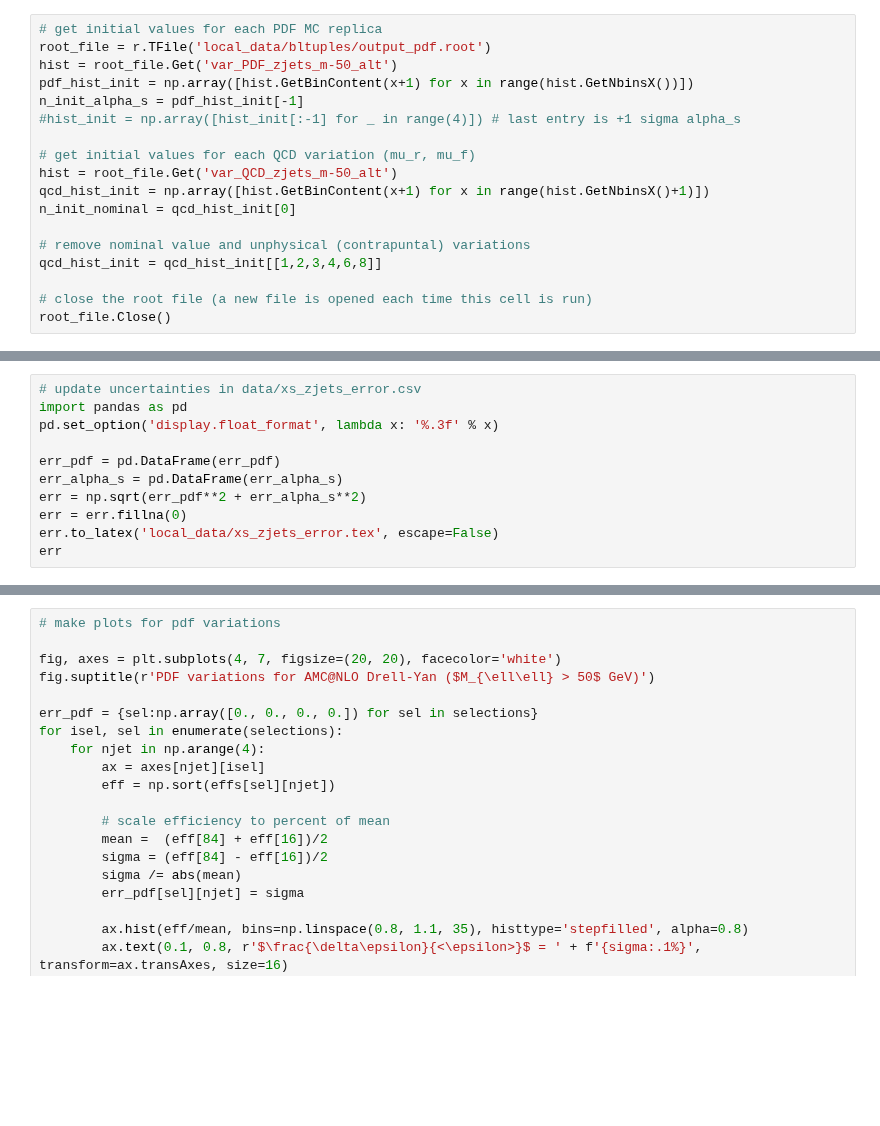
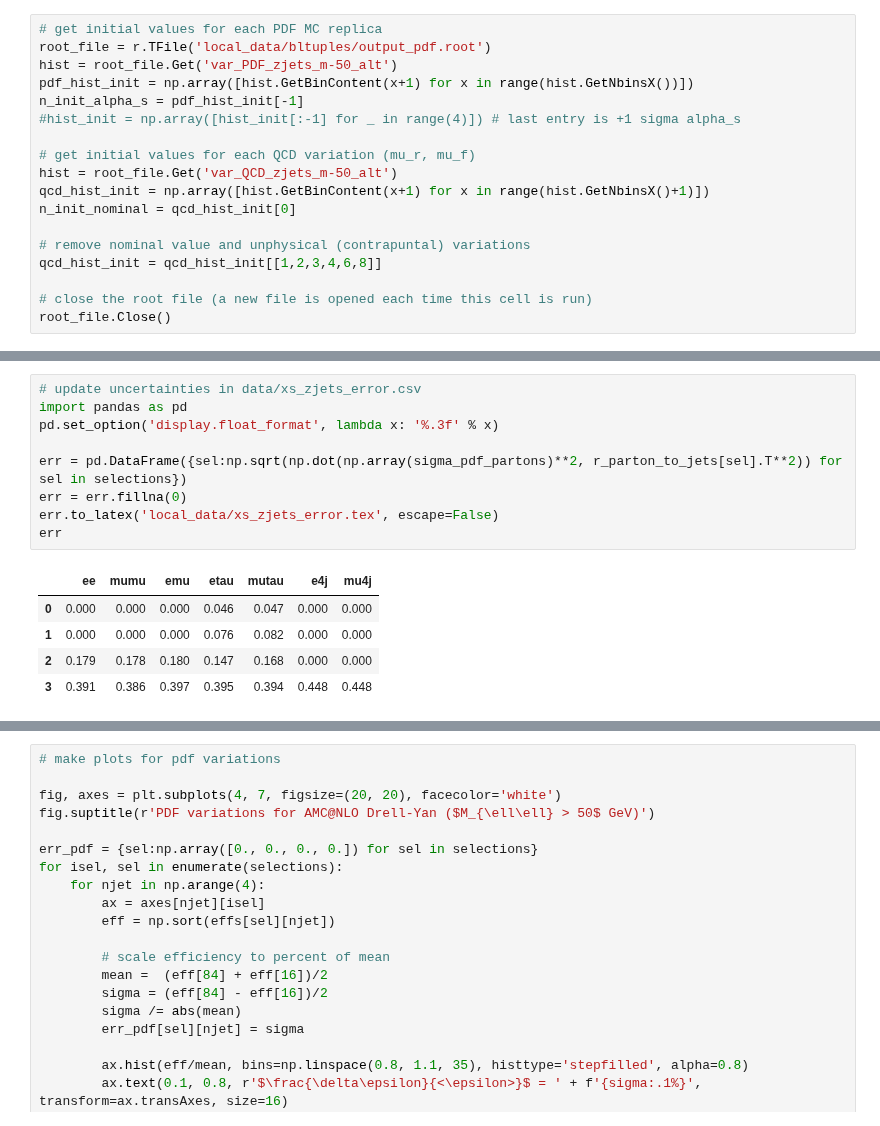
Before and after one commit to NWUHEP/analysis-tools, a Jupyter notebook: notebooks/dy_xsection_pdf.ipynb, the cells around one changed output, grey strips where cells are left out. Drawn from its saved outputs; the diff is of its cells as text; blank space fills up the shorter version.

```diff
--- a/notebooks/dy_xsection_pdf.ipynb
+++ b/notebooks/dy_xsection_pdf.ipynb
@@ -201,14 +239,18 @@ plt.show()
 # %%
 # update uncertainties in data/xs_zjets_error.csv
 import pandas as pd
 pd.set_option('display.float_format', lambda x: '%.3f' % x)
 
-err_pdf = pd.DataFrame(err_pdf)
-err_alpha_s = pd.DataFrame(err_alpha_s)
-err = np.sqrt(err_pdf**2 + err_alpha_s**2)
+err = pd.DataFrame({sel:np.sqrt(np.dot(np.array(sigma_pdf_partons)**2, r_parton_to_jets[sel].T**2)) for sel in selections})
 err = err.fillna(0)
 err.to_latex('local_data/xs_zjets_error.tex', escape=False)
 err
+# %% [output]
+|  | ee | mumu | emu | etau | mutau | e4j | mu4j |
+| 0 | 0.000 | 0.000 | 0.000 | 0.046 | 0.047 | 0.000 | 0.000 |
+| 1 | 0.000 | 0.000 | 0.000 | 0.076 | 0.082 | 0.000 | 0.000 |
+| 2 | 0.179 | 0.178 | 0.180 | 0.147 | 0.168 | 0.000 | 0.000 |
+| 3 | 0.391 | 0.386 | 0.397 | 0.395 | 0.394 | 0.448 | 0.448 |
 # %%
 err_total = pd.read_csv('data/xs_zjets_error.csv').set_index('category')
 for njets in range(4):
```
Also changed, not shown: parts of 8 cells of this notebook, 4 other files.
